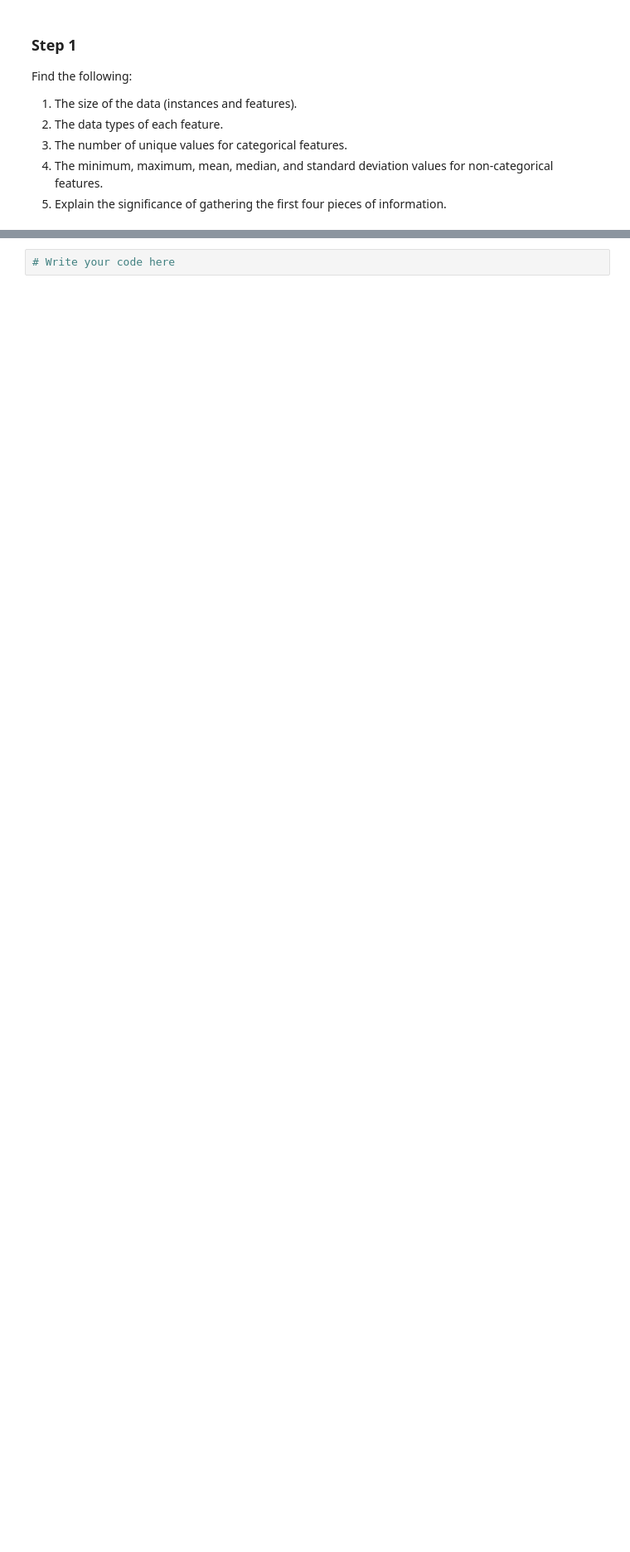
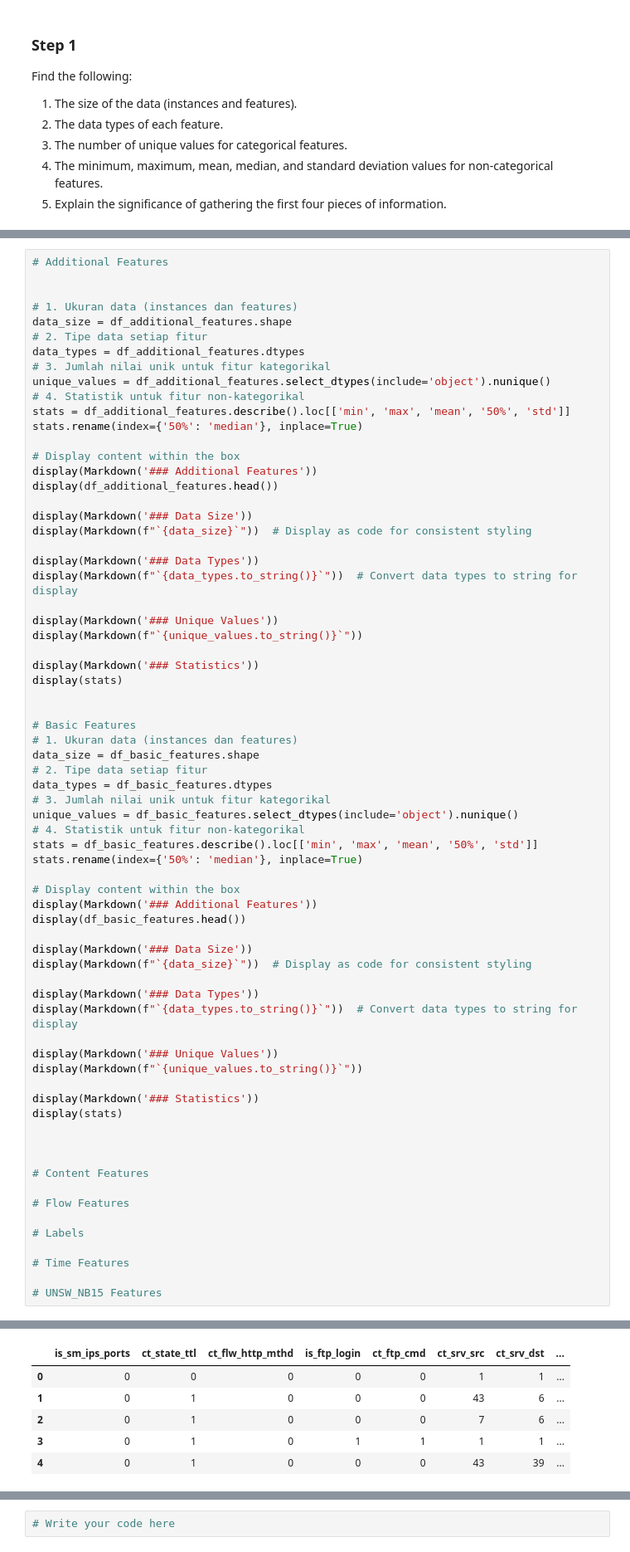
Before and after one commit to shafiqIrv/Tucil2_AI, a Jupyter notebook: K19___EDA_Assignment_(Tucil_2).ipynb, the cells around one changed output, grey strips where cells are left out. Shown at 83% size. Saved outputs shown, nothing was run; the diff lists cells and outputs as text; blank space fills up the shorter version.

Commit message:
import data

```diff
--- a/K19___EDA_Assignment_(Tucil_2).ipynb
+++ b/K19___EDA_Assignment_(Tucil_2).ipynb
@@ -76,0 +90,70 @@ Find the following:
+# %%
+# Additional Features
+
+
+# 1. Ukuran data (instances dan features)
+data_size = df_additional_features.shape
+# 2. Tipe data setiap fitur
+data_types = df_additional_features.dtypes
+# 3. Jumlah nilai unik untuk fitur kategorikal
+unique_values = df_additional_features.select_dtypes(include='object').nunique()
+# 4. Statistik untuk fitur non-kategorikal
+stats = df_additional_features.describe().loc[['min', 'max', 'mean', '50%', 'std']]
+stats.rename(index={'50%': 'median'}, inplace=True)
+
+# Display content within the box
+display(Markdown('### Additional Features'))
+display(df_additional_features.head())
+
+display(Markdown('### Data Size'))
+display(Markdown(f"`{data_size}`"))  # Display as code for consistent styling
+
+display(Markdown('### Data Types'))
+display(Markdown(f"`{data_types.to_string()}`"))  # Convert data types to string for display
+
+display(Markdown('### Unique Values'))
+display(Markdown(f"`{unique_values.to_string()}`"))
+
+display(Markdown('### Statistics'))
+display(stats)
+
+
+# Basic Features
+# 1. Ukuran data (instances dan features)
+data_size = df_basic_features.shape
+# 2. Tipe data setiap fitur
+data_types = df_basic_features.dtypes
+# 3. Jumlah nilai unik untuk fitur kategorikal
+unique_values = df_basic_features.select_dtypes(include='object').nunique()
+# 4. Statistik untuk fitur non-kategorikal
+stats = df_basic_features.describe().loc[['min', 'max', 'mean', '50%', 'std']]
+stats.rename(index={'50%': 'median'}, inplace=True)
+
+# Display content within the box
+display(Markdown('### Additional Features'))
+display(df_basic_features.head())
+
+display(Markdown('### Data Size'))
+display(Markdown(f"`{data_size}`"))  # Display as code for consistent styling
+
+display(Markdown('### Data Types'))
+display(Markdown(f"`{data_types.to_string()}`"))  # Convert data types to string for display
+
+display(Markdown('### Unique Values'))
+display(Markdown(f"`{unique_values.to_string()}`"))
+
+display(Markdown('### Statistics'))
+display(stats)
+
+
+
+# Content Features
+
+# Flow Features
+
+# Labels
+
+# Time Features
+
+# UNSW_NB15 Features
+# %% [output]
@@ -76,0 +161,6 @@ Find the following:
+|  | is_sm_ips_ports | ct_state_ttl | ct_flw_http_mthd | is_ftp_login | ct_ftp_cmd | ct_srv_src | ct_srv_dst | ... |
+| 0 | 0 | 0 | 0 | 0 | 0 | 1 | 1 | ... |
+| 1 | 0 | 1 | 0 | 0 | 0 | 43 | 6 | ... |
+| 2 | 0 | 1 | 0 | 0 | 0 | 7 | 6 | ... |
+| 3 | 0 | 1 | 0 | 1 | 1 | 1 | 1 | ... |
+| 4 | 0 | 1 | 0 | 0 | 0 | 43 | 39 | ... |
```
Also changed, not shown: parts of 5 cells of this notebook.
